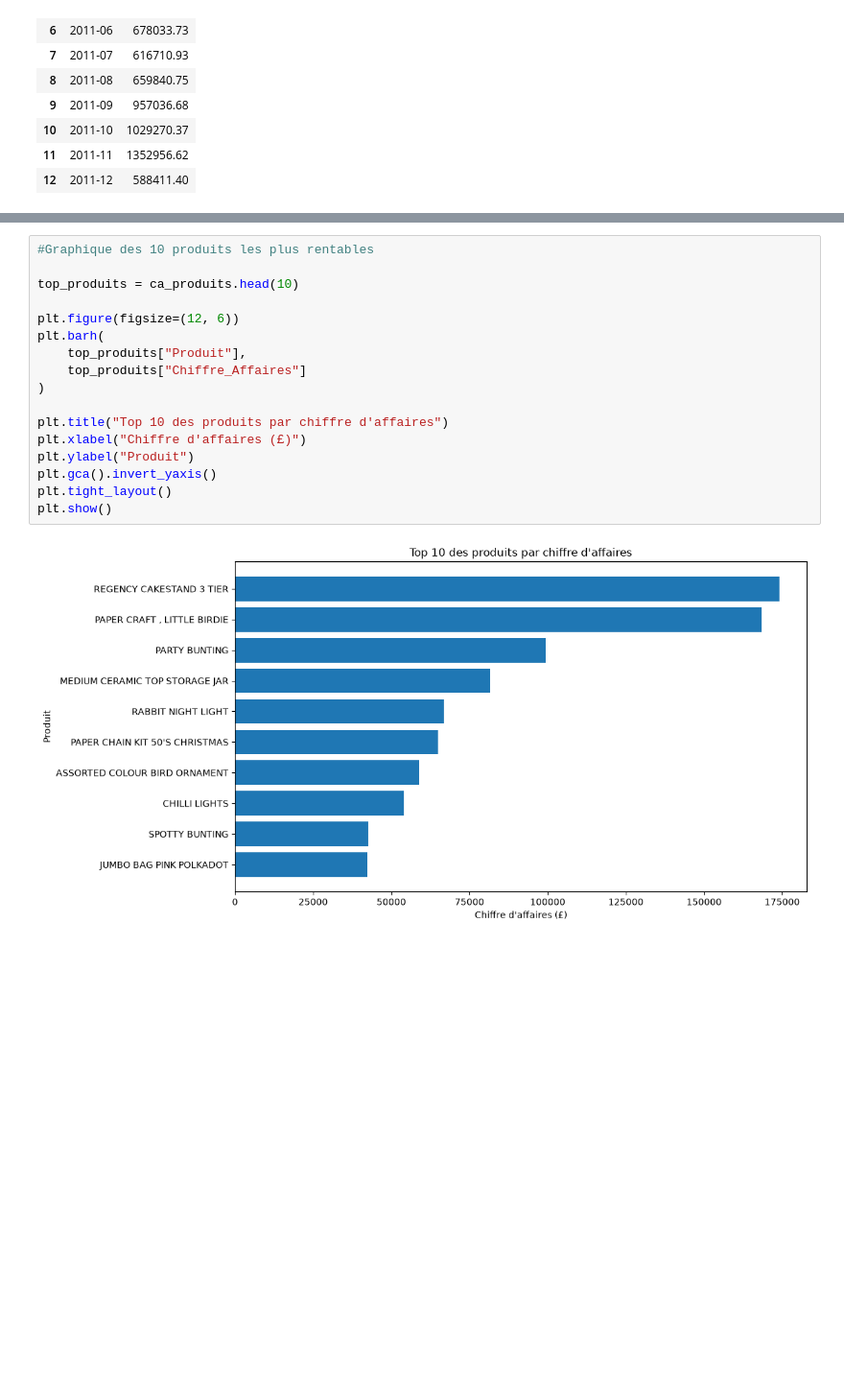
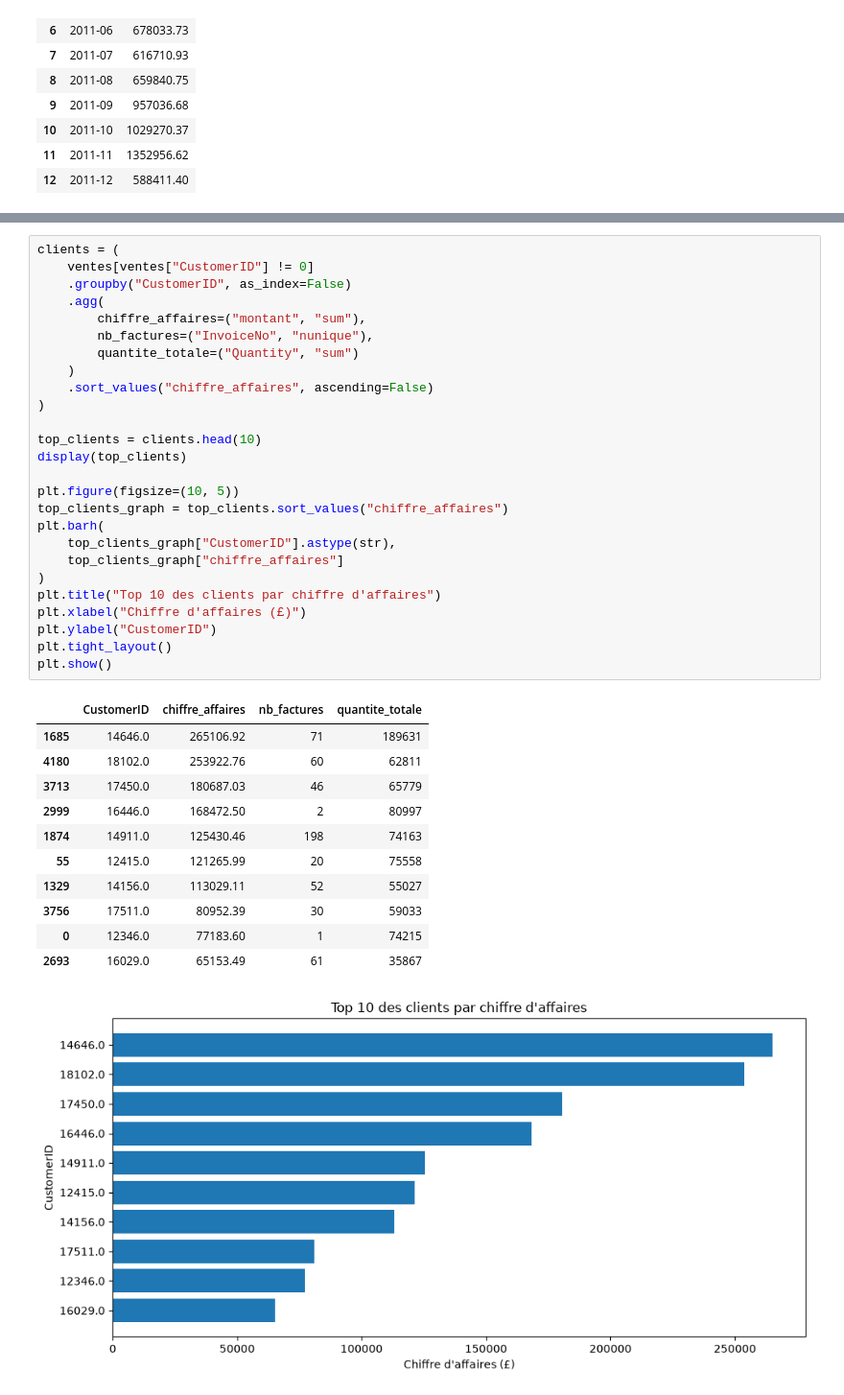
Before and after one commit to RouahiOussema/Retail-Sales-Analytics-BI, a Jupyter notebook: NoteBooks/01_exploration.ipynb, the cells around one changed output, grey strips where cells are left out. Shown at 96% size. Cells and saved outputs as stored; diff of their text form; blank space fills up the shorter version.

```diff
--- a/NoteBooks/01_exploration.ipynb
+++ b/NoteBooks/01_exploration.ipynb
@@ -438,19 +565,39 @@ Top 10 des produits par chiffre d'affaires :
 # %%
-#Graphique des 10 produits les plus rentables
-
-top_produits = ca_produits.head(10)
-
-plt.figure(figsize=(12, 6))
-plt.barh(
-    top_produits["Produit"],
-    top_produits["Chiffre_Affaires"]
+clients = (
+    ventes[ventes["CustomerID"] != 0]
+    .groupby("CustomerID", as_index=False)
+    .agg(
+        chiffre_affaires=("montant", "sum"),
+        nb_factures=("InvoiceNo", "nunique"),
+        quantite_totale=("Quantity", "sum")
+    )
+    .sort_values("chiffre_affaires", ascending=False)
 )
 
-plt.title("Top 10 des produits par chiffre d'affaires")
+top_clients = clients.head(10)
+display(top_clients)
+
+plt.figure(figsize=(10, 5))
+top_clients_graph = top_clients.sort_values("chiffre_affaires")
+plt.barh(
+    top_clients_graph["CustomerID"].astype(str),
+    top_clients_graph["chiffre_affaires"]
+)
+plt.title("Top 10 des clients par chiffre d'affaires")
 plt.xlabel("Chiffre d'affaires (£)")
-plt.ylabel("Produit")
-plt.gca().invert_yaxis()
+plt.ylabel("CustomerID")
 plt.tight_layout()
 plt.show()
 # %% [output]
+|  | CustomerID | chiffre_affaires | nb_factures | quantite_totale |
+| 1685 | 14646.0 | 265106.92 | 71 | 189631 |
+| 4180 | 18102.0 | 253922.76 | 60 | 62811 |
+| 3713 | 17450.0 | 180687.03 | 46 | 65779 |
+| 2999 | 16446.0 | 168472.50 | 2 | 80997 |
+| 1874 | 14911.0 | 125430.46 | 198 | 74163 |
+| 55 | 12415.0 | 121265.99 | 20 | 75558 |
+| 1329 | 14156.0 | 113029.11 | 52 | 55027 |
+| 3756 | 17511.0 | 80952.39 | 30 | 59033 |
+| 0 | 12346.0 | 77183.60 | 1 | 74215 |
+| 2693 | 16029.0 | 65153.49 | 61 | 35867 |
-[figure, old version]
+[figure, new version]
```
Also changed, not shown: parts of 34 cells of this notebook.
